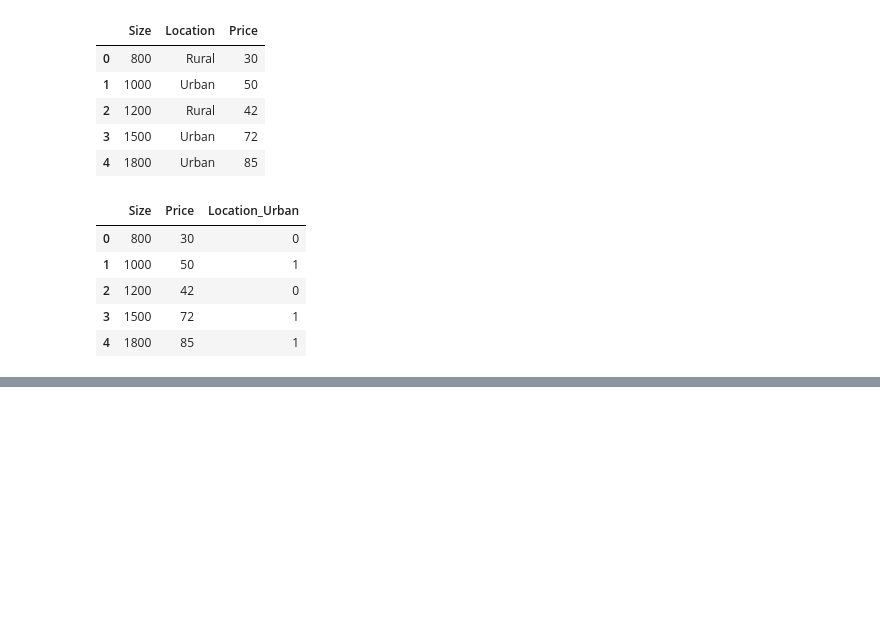
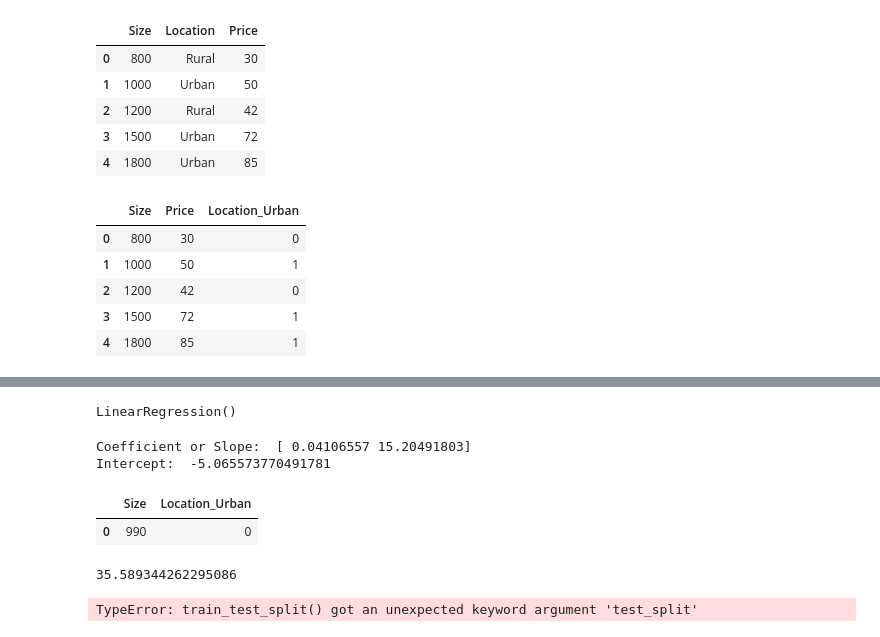
Before and after one commit to sathreyashankar/AME-5052, a Jupyter notebook: Lab 4/main.ipynb, the cells around one changed output, grey strips where cells are left out. Cells and saved outputs as stored; diff of their text form; code cells hidden in the pictures; blank space fills up the shorter version.

```diff
--- a/Lab 4/main.ipynb
+++ b/Lab 4/main.ipynb
@@ -355,0 +374,29 @@ df_encoded
+# %%
+model = LinearRegression()
+model.fit(X, y)
+# %% [output]
+LinearRegression()
+# %%
+print('Coefficient or Slope: ', model.coef_)
+print('Intercept: ', model.intercept_)
+# %% [output]
+Coefficient or Slope:  [ 0.04106557 15.20491803]
+Intercept:  -5.065573770491781
+# %%
+new_data = pd.DataFrame( {
+    'Size' : [990],
+    'Location_Urban' : [0]
+})
+
+new_data
+# %% [output]
+|  | Size | Location_Urban |
+| 0 | 990 | 0 |
+# %%
+model.predict(new_data)[0]
+# %% [output]
+35.589344262295086
+# %%
+X_train, X_test, y_train, y_test = train_test_split(X, y, test_split=0.2, random_state=42)
+# %% [output]
+TypeError: train_test_split() got an unexpected keyword argument 'test_split'
```
Also changed, not shown: parts of 3 cells of this notebook, 1 other file.
